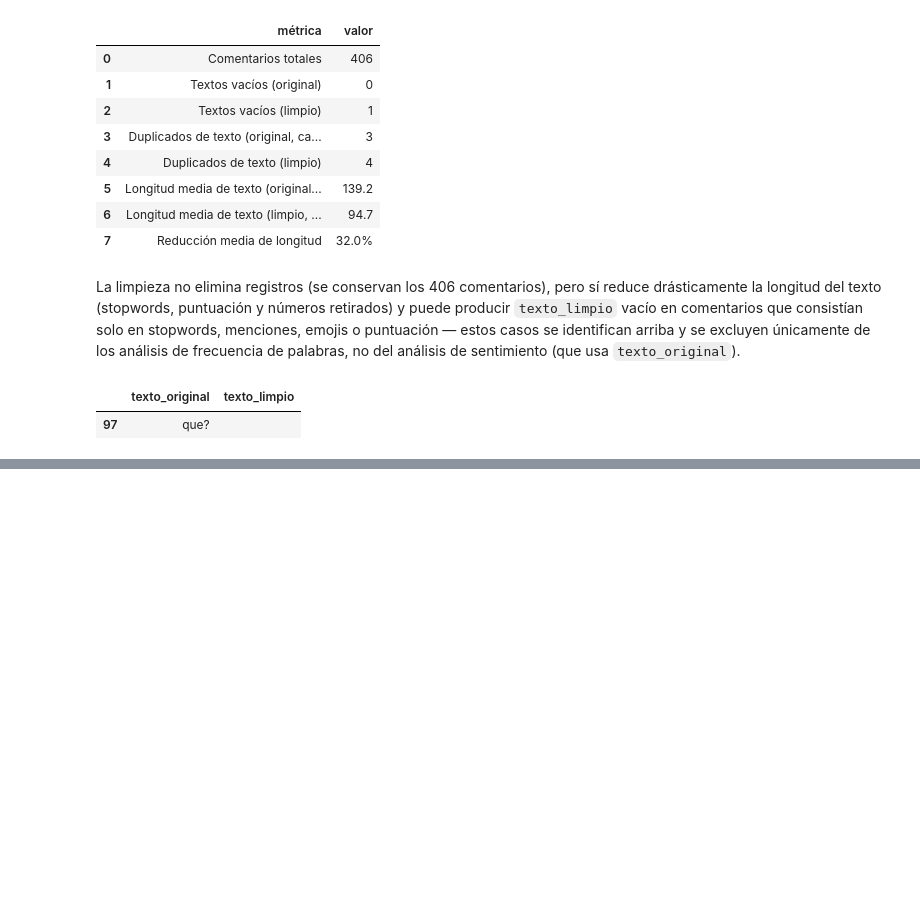
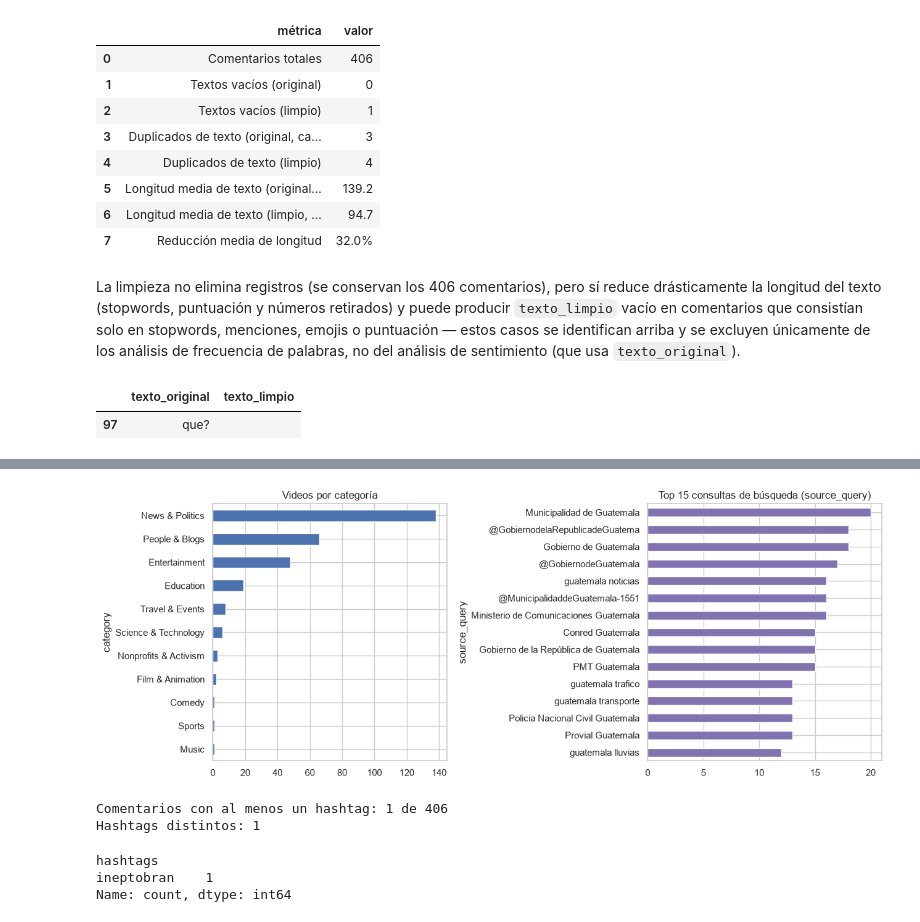
Before and after one commit to DavidDominguez-11/DS-Lab1, a Jupyter notebook: Laboratorio_6.ipynb, the cells around one changed output, grey strips where cells are left out. Drawn from its saved outputs; the diff is of its cells as text; code cells hidden in the pictures; blank space fills up the shorter version.

```diff
--- a/Laboratorio_6.ipynb
+++ b/Laboratorio_6.ipynb
@@ -583,0 +716,28 @@ comments.loc[comments["texto_limpio"].str.strip() == "", ["texto_original", "tex
+# %%
+fig, axes = plt.subplots(1, 2, figsize=(13, 5))
+
+videos["category"].value_counts().plot(kind="barh", ax=axes[0], color="#4C72B0")
+axes[0].set_title("Videos por categoría")
+axes[0].invert_yaxis()
+
+videos["source_query"].value_counts().head(15).plot(kind="barh", ax=axes[1], color="#8172B2")
+axes[1].set_title("Top 15 consultas de búsqueda (source_query)")
+axes[1].invert_yaxis()
+
+plt.tight_layout()
+plt.show()
+# %% [output]
+[figure, added]
+# %%
+todos_los_hashtags = comments["hashtags"].explode().dropna()
+todos_los_hashtags = todos_los_hashtags[todos_los_hashtags.str.len() > 0]
+
+print(f"Comentarios con al menos un hashtag: {(comments['hashtags'].str.len() > 0).sum()} de {len(comments)}")
+print(f"Hashtags distintos: {todos_los_hashtags.nunique()}")
+todos_los_hashtags.str.lower().value_counts().head(15)
+# %% [output]
+Comentarios con al menos un hashtag: 1 de 406
+Hashtags distintos: 1
+hashtags
+ineptobran    1
+Name: count, dtype: int64
```
Also changed, not shown: parts of 17 cells of this notebook.
